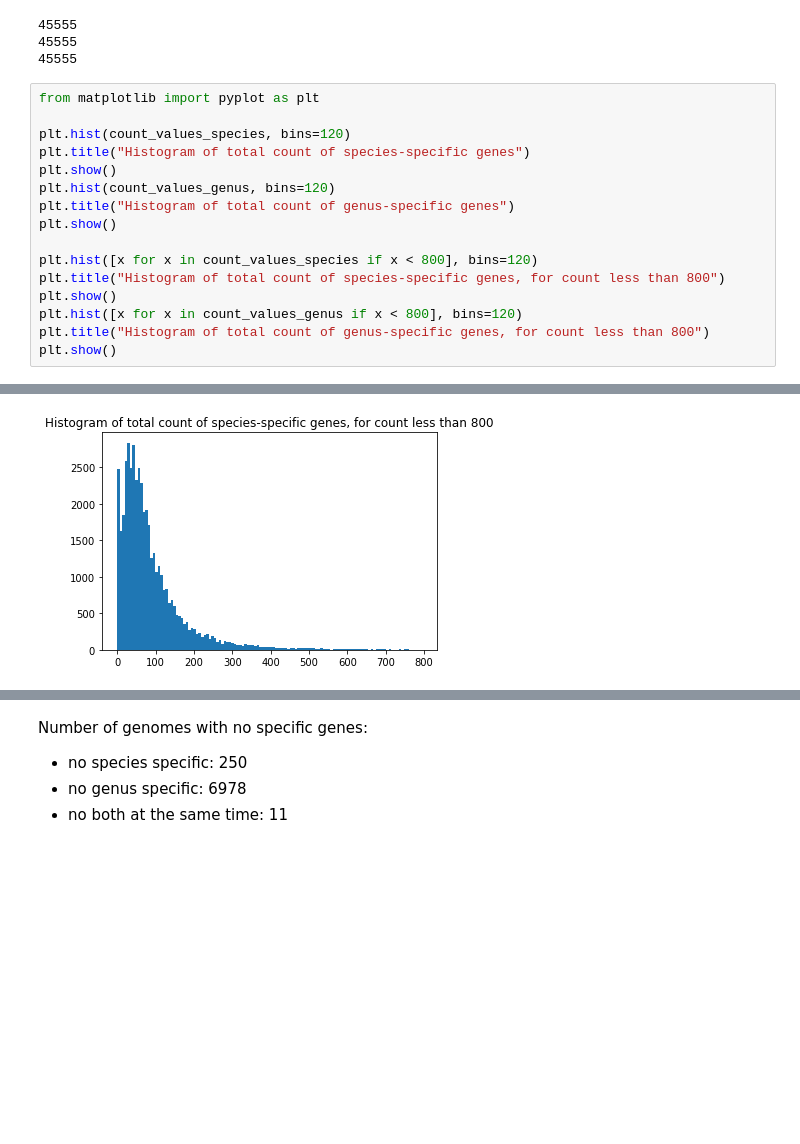
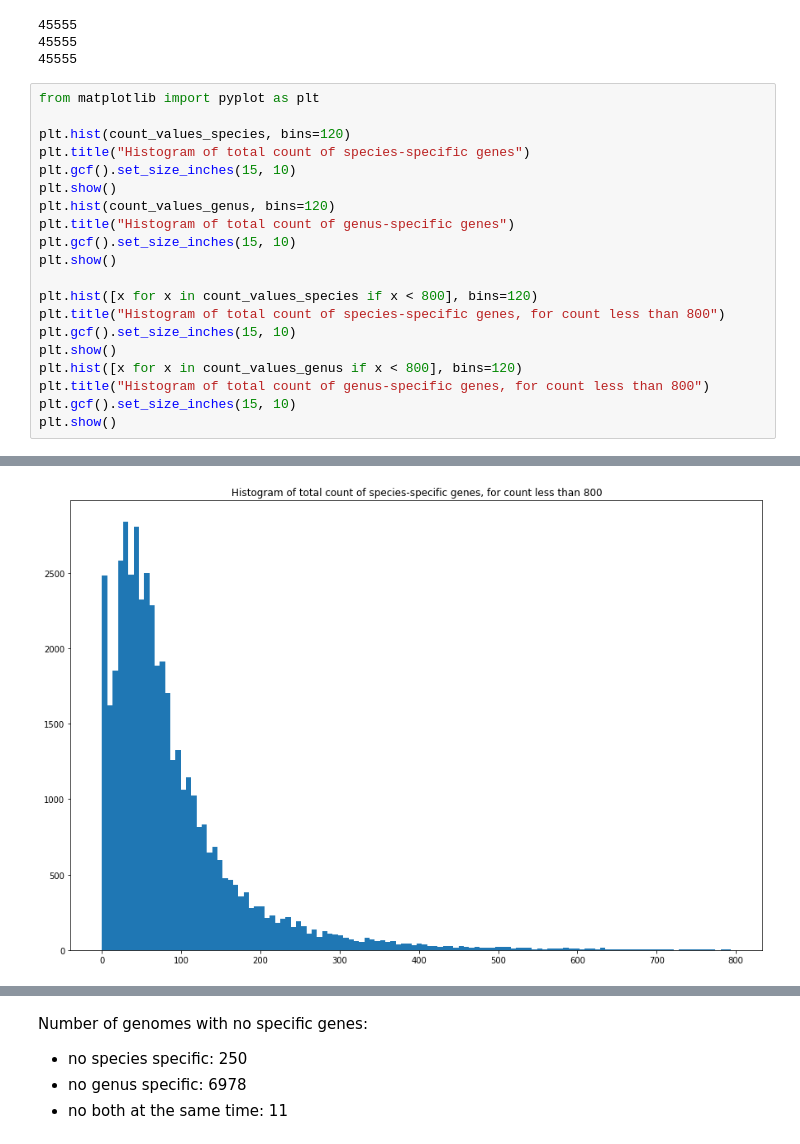
Before and after one commit to WojDob/Taxonomically-Restricted-Genes-Browser, a Jupyter notebook: analysis/how_many_are_specific.ipynb, the cells around one changed output, grey strips where cells are left out. Drawn from its saved outputs; the diff is of its cells as text; blank space fills up the shorter version.

```diff
--- a/analysis/how_many_are_specific.ipynb
+++ b/analysis/how_many_are_specific.ipynb
@@ -162,15 +162,19 @@ from matplotlib import pyplot as plt
 
 plt.hist(count_values_species, bins=120)
 plt.title("Histogram of total count of species-specific genes")
+plt.gcf().set_size_inches(15, 10)
 plt.show()
 plt.hist(count_values_genus, bins=120)
 plt.title("Histogram of total count of genus-specific genes")
+plt.gcf().set_size_inches(15, 10)
 plt.show()
 
 plt.hist([x for x in count_values_species if x < 800], bins=120)
 plt.title("Histogram of total count of species-specific genes, for count less than 800")
+plt.gcf().set_size_inches(15, 10)
 plt.show()
 plt.hist([x for x in count_values_genus if x < 800], bins=120)
 plt.title("Histogram of total count of genus-specific genes, for count less than 800")
+plt.gcf().set_size_inches(15, 10)
 plt.show()
 # %% [output]
@@ -179 +183 @@ plt.show()
-[figure, old version]
+[figure, new version]
```
Also changed, not shown: parts of 2 cells of this notebook, 1 other file.
